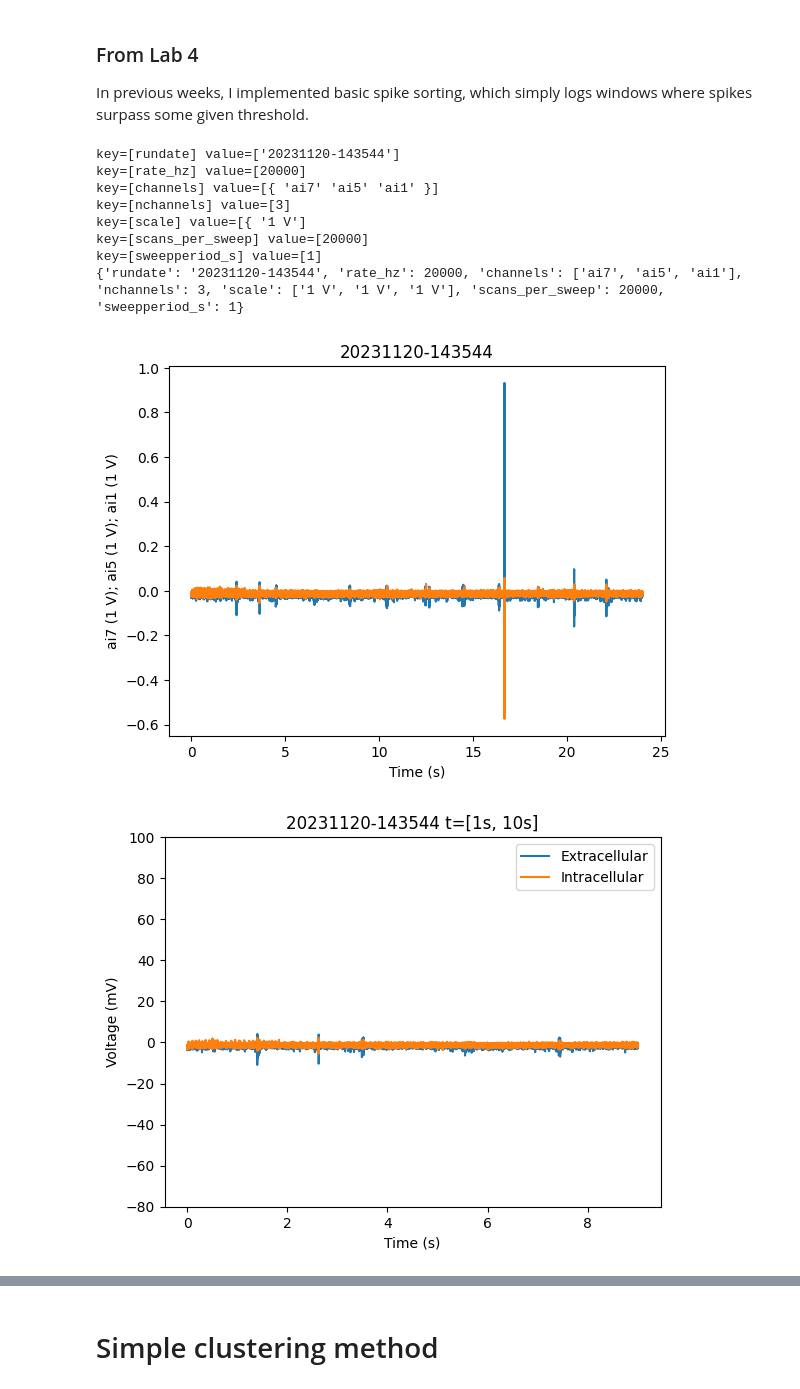
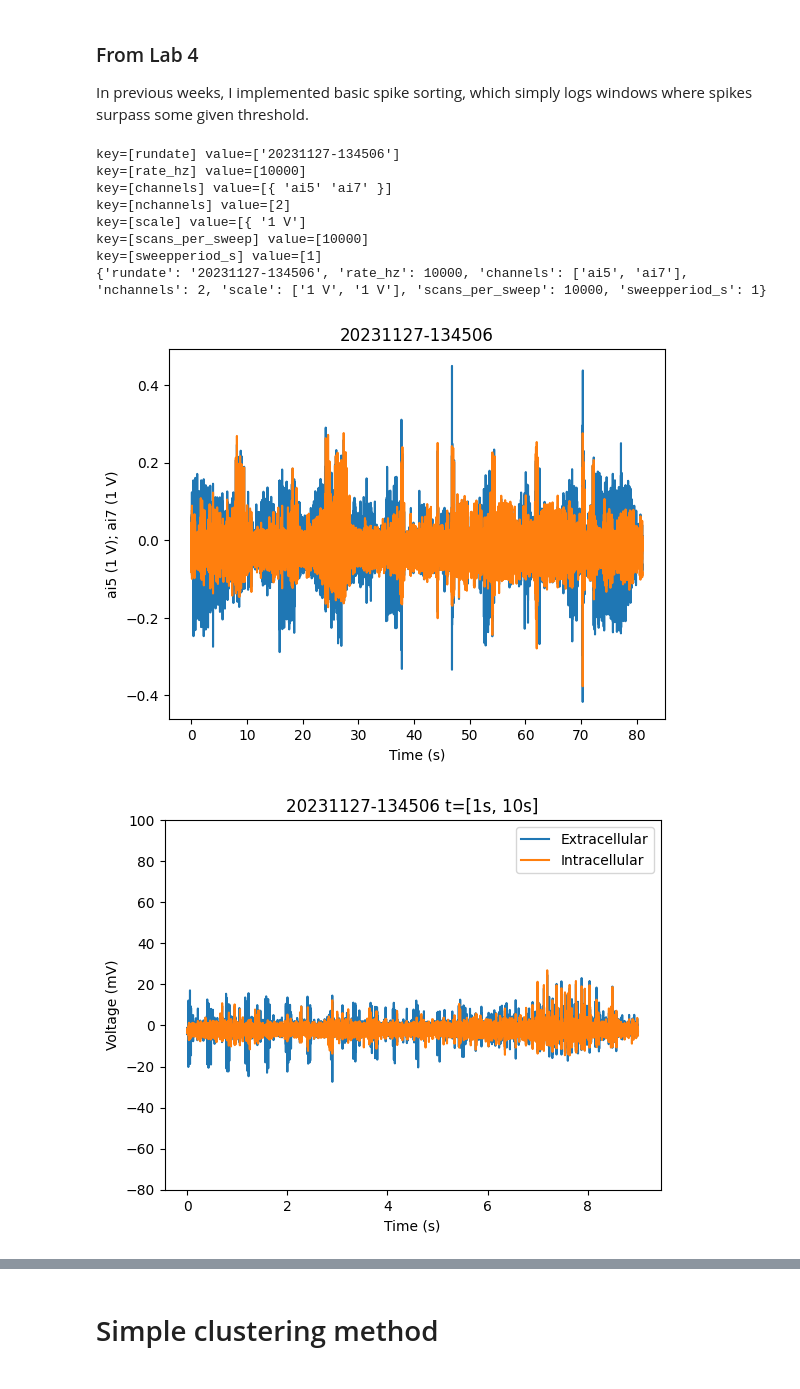
Before and after one commit to adishreeg/bi162-final-project, a Jupyter notebook: code/AirflowSimulation.ipynb, the cells around one changed output, grey strips where cells are left out. Cells and saved outputs as stored; diff of their text form; code cells hidden in the pictures.

```diff
--- a/code/AirflowSimulation.ipynb
+++ b/code/AirflowSimulation.ipynb
@@ -37,18 +37,18 @@ plt.ion()
 
 In previous weeks, I implemented basic spike sorting, which simply logs windows where spikes surpass some given threshold.
 # %%
-data, info = loadescope('../final_data/day2/20231120-143544.dat')
+data, info = loadescope('../final_data/day3/20231127-134506.dat')
 plotescope(data, info)
 plot_region(data, info, 1, 10)
 plot_spike(data, info, 3, 1000, thresh=5)
 # %% [output]
-key=[rundate] value=['20231120-143544']
-key=[rate_hz] value=[20000]
-key=[channels] value=[{ 'ai7' 'ai5' 'ai1' }]
-key=[nchannels] value=[3]
+key=[rundate] value=['20231127-134506']
+key=[rate_hz] value=[10000]
+key=[channels] value=[{ 'ai5' 'ai7' }]
+key=[nchannels] value=[2]
 key=[scale] value=[{ '1 V']
-key=[scans_per_sweep] value=[20000]
+key=[scans_per_sweep] value=[10000]
 key=[sweepperiod_s] value=[1]
-{'rundate': '20231120-143544', 'rate_hz': 20000, 'channels': ['ai7', 'ai5', 'ai1'], 'nchannels': 3, 'scale': ['1 V', '1 V', '1 V'], 'scans_per_sweep': 20000, 'sweepperiod_s': 1}
+{'rundate': '20231127-134506', 'rate_hz': 10000, 'channels': ['ai5', 'ai7'], 'nchannels': 2, 'scale': ['1 V', '1 V'], 'scans_per_sweep': 10000, 'sweepperiod_s': 1}
-[figure, old version]
+[figure, new version]
-[figure, old version]
+[figure, new version]
```
Also changed, not shown: parts of 8 cells of this notebook, 1 other file.
